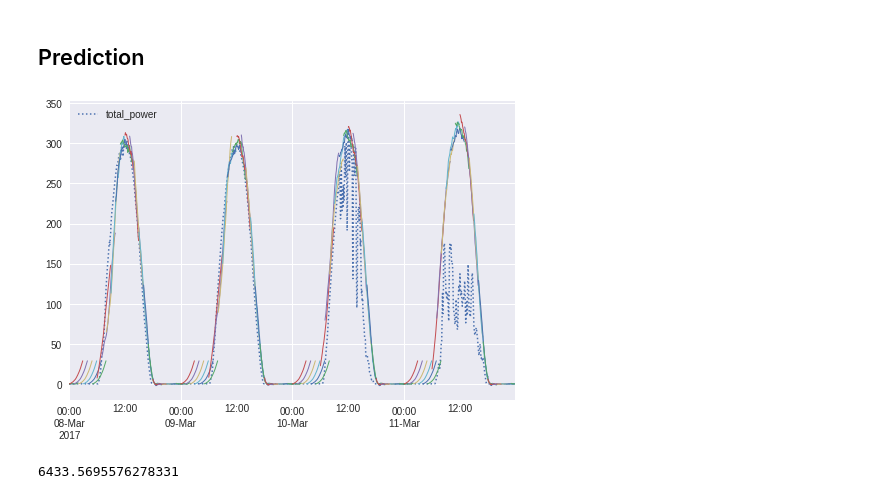
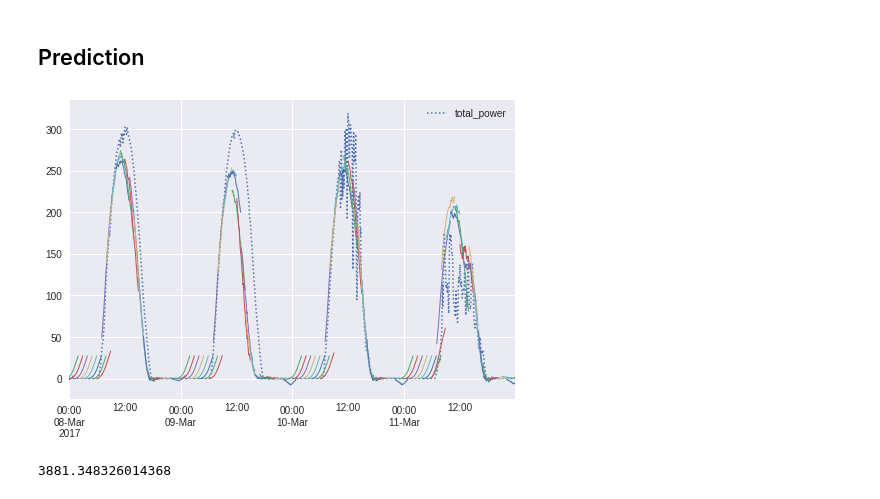
Before and after one commit to bmeyers/SolarForecasting, a Jupyter notebook: Neural_net_regression.ipynb, the cells around one changed output. Cells and saved outputs as stored; diff of their text form; code cells hidden in the pictures.

```diff
--- a/Neural_net_regression.ipynb
+++ b/Neural_net_regression.ipynb
@@ -9,9 +11,11 @@ from core.neural_net_forecaster import NeuralNetForecaster
 
 df = pd.read_pickle('data/master_dataset.pkl').fillna(0)
 
-dftrain = make_small_train(df, 'combined')
+dftrain = make_small_train(df, 'mixed')
 dfdev = make_small_dev(df)
 
-problem = NeuralNetForecaster(dftrain, dfdev)
+problem = NeuralNetForecaster(dftrain, dfdev, arch='dense', nepochs=100)
+
+problem.make_forecasts()
 # %% [output]
 Using TensorFlow backend.
@@ -42,23 +41,23 @@ Epoch 1/1
 # %%
 %matplotlib inline
 import matplotlib.pyplot as plt
 import seaborn as sns
 
 problem.plot_test()
 
 ax = plt.gca()
 lim = ax.get_xlim()
-
+1
 chunk = (lim[1] - lim[0])/8.
 start = lim[0] + 2*chunk
 end = lim[0] + 6*chunk
 
 ax.set_xlim(start, end)
 
 plt.show()
 # %% [output]
-[figure, old version]
+[figure, new version]
 # %%
 problem.calc_mse()
 # %% [output]
-6433.5695576278331
+3881.348326014368
```
Also changed, not shown: parts of 4 cells of this notebook, 1 other file.
